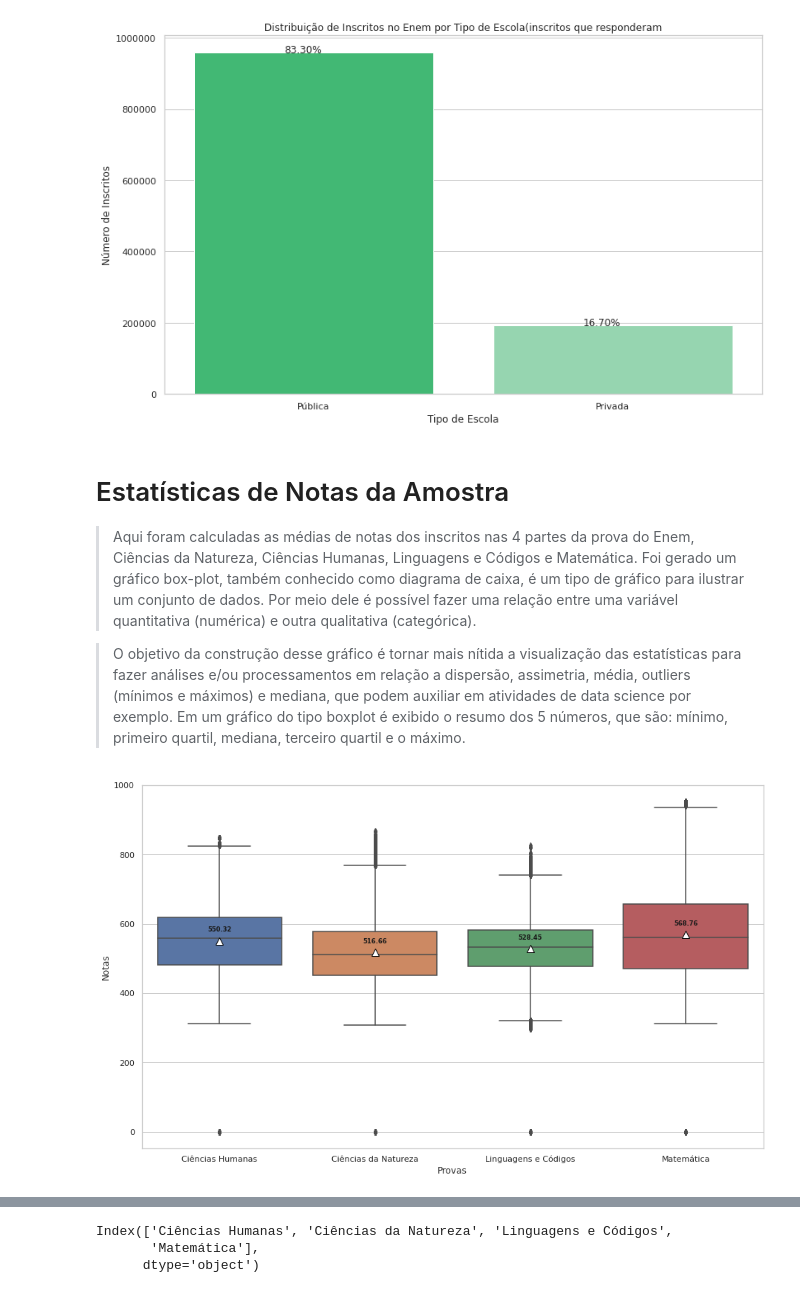
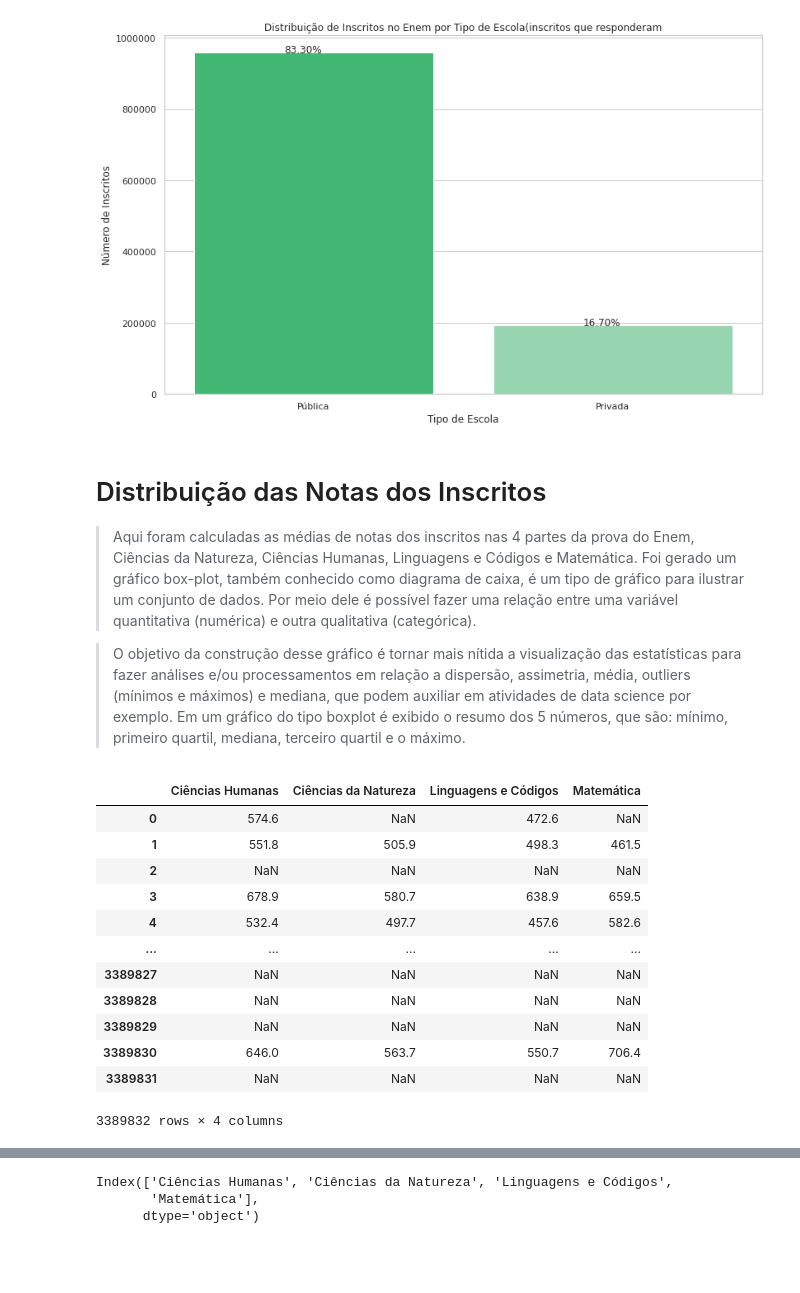
Before and after one commit to everaldofaustino/projeto_final_semantix, a Jupyter notebook: notebooks/Análise_microdados_ENEM_git.ipynb, the cells around one changed output, grey strips where cells are left out. Saved outputs shown, nothing was run; the diff lists cells and outputs as text; code cells hidden in the pictures; blank space fills up the shorter version.

```diff
--- a/notebooks/Análise_microdados_ENEM_git.ipynb
+++ b/notebooks/Análise_microdados_ENEM_git.ipynb
@@ -427,7 +427,7 @@ plt.show()
 # %% [output]
 [figure]
 # %% [markdown]
-# Estatísticas de Notas da Amostra
+# Distribuição das Notas dos Inscritos
 
 
 > Aqui foram calculadas as médias de notas dos inscritos nas 4 partes da prova do Enem, Ciências da Natureza, Ciências Humanas, Linguagens e Códigos e Matemática. Foi gerado um gráfico box-plot, também conhecido como diagrama de caixa, é um tipo de gráfico para ilustrar um conjunto de dados. Por meio dele é possível fazer uma relação entre uma variável quantitativa (numérica) e outra qualitativa (categórica).
@@ -436,3 +440,19 @@ plt.show()
+# %%
+distribuicao
+# %% [output]
+|  | Ciências Humanas | Ciências da Natureza | Linguagens e Códigos | Matemática |
+| 0 | 574.6 | NaN | 472.6 | NaN |
+| 1 | 551.8 | 505.9 | 498.3 | 461.5 |
+| 2 | NaN | NaN | NaN | NaN |
+| 3 | 678.9 | 580.7 | 638.9 | 659.5 |
+| 4 | 532.4 | 497.7 | 457.6 | 582.6 |
+| ... | ... | ... | ... | ... |
+| 3389827 | NaN | NaN | NaN | NaN |
+| 3389828 | NaN | NaN | NaN | NaN |
+| 3389829 | NaN | NaN | NaN | NaN |
+| 3389830 | 646.0 | 563.7 | 550.7 | 706.4 |
+| 3389831 | NaN | NaN | NaN | NaN |
+3389832 rows × 4 columns
 # %%
 def add_median_labels(ax, fmt='.1f'):
     lines = ax.get_lines()
@@ -449,33 +469,6 @@ def add_median_labels(ax, fmt='.1f'):
             path_effects.Stroke(linewidth=3, foreground=median.get_color()),
             path_effects.Normal(),
         ])
-# %%
-import numpy as np; np.random.seed(42)
-import pandas as pd
-import matplotlib.pyplot as plt
-import seaborn as sns
-from matplotlib.cbook import boxplot_stats
-
-df = microdados_Enem_filtrado_branca[['Ciências Humanas','Ciências da Natureza', 'Linguagens e Códigos','Matemática']]
-fig, ax = plt.subplots(figsize=(15, 9))
-
-
-box_plot= sns.boxplot(x="variable", y="value", data=pd.melt(df),showmeans=True,meanprops={
-                       "markerfacecolor":"white",
-                       "markeredgecolor":"black",
-                      "markersize":"10"})
-
-medians = round(pd.melt(df).groupby(['variable'])['value'].mean(),2)
-vertical_offset = pd.melt(df)['value'].mean() * 0.05 # offset from median for display
-
-for xtick in box_plot.get_xticks():
-    box_plot.text(xtick,medians[xtick] + vertical_offset,medians[xtick],
-            horizontalalignment='center',size='x-small',color='k',weight='semibold')
-box_plot.set(ylabel='Notas', xlabel='Provas')
-
-plt.show()
-# %% [output]
-[figure, removed]
 # %%
 medians
 # %% [output]
```
Also changed, not shown: parts of 8 cells of this notebook.
